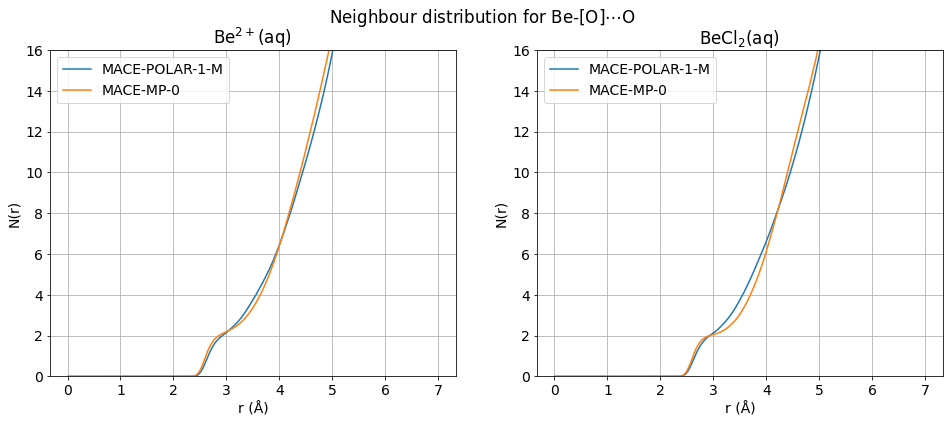
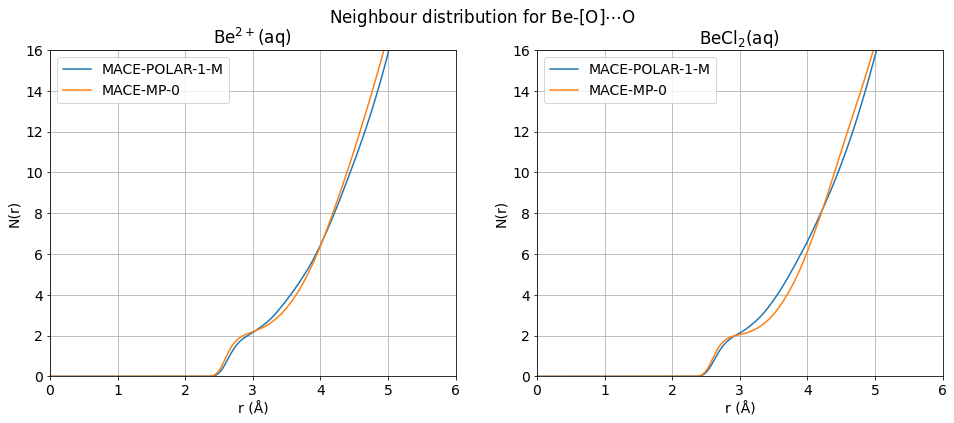
Code edit (unified diff) that turned the first committed figure into the second:
--- before
+++ after
@@ -7,4 +7,6 @@
     axs[i].set_ylabel('N(r)')
     axs[i].set_ylim(0, 16)
+    axs[i].set_xlim(0, 6)
+
     axs[i].grid()
 

Commit: Added RDFs for Be-Cl.